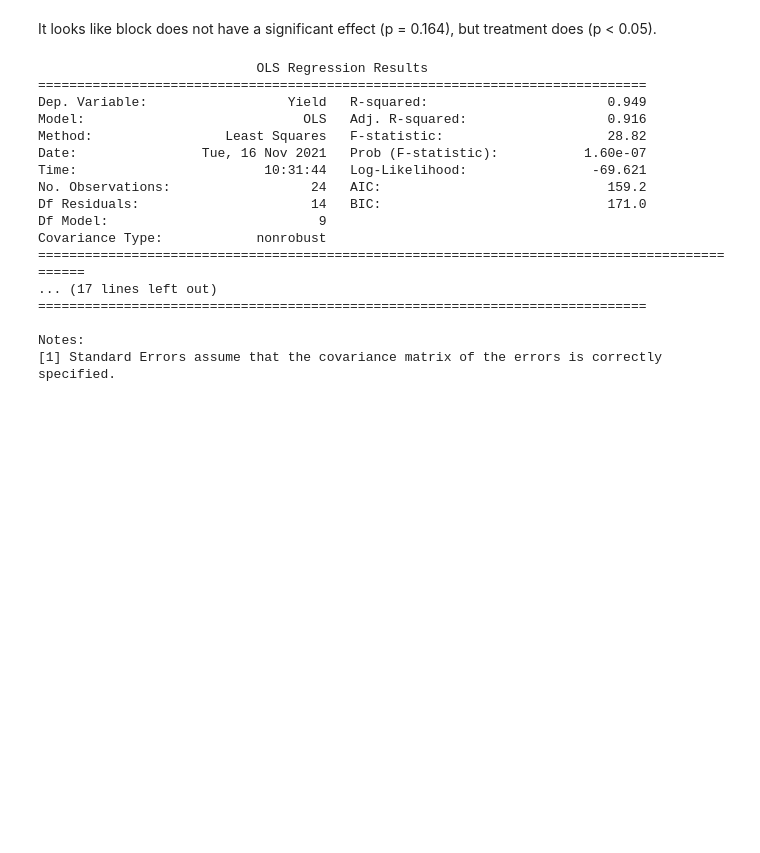
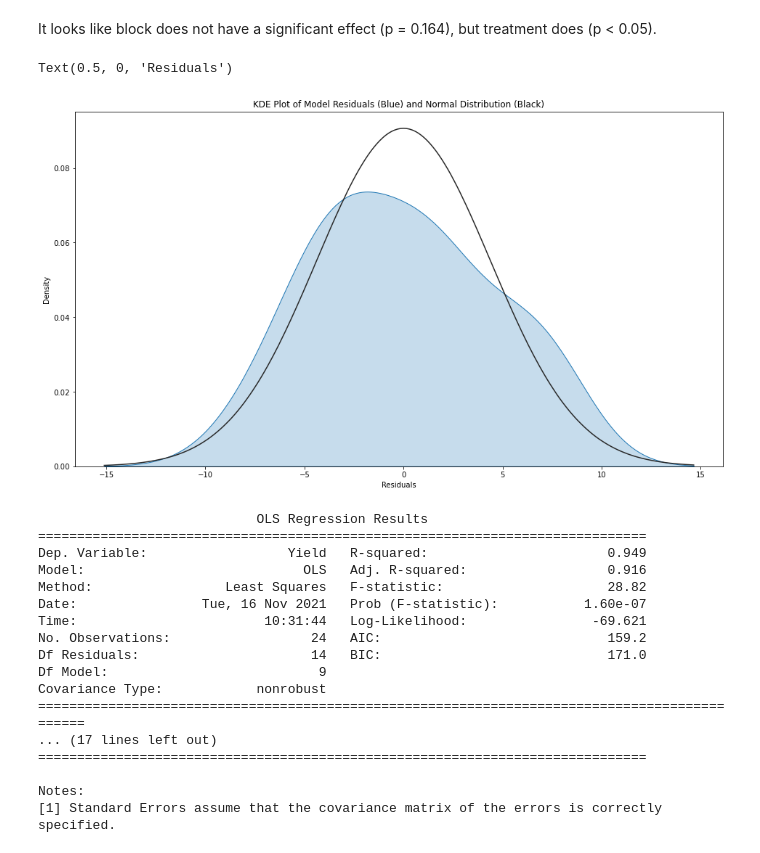
Before and after one commit to gabbymyers/516X-Project, a Jupyter notebook: _data/Yield Analysis.ipynb, the cells around one changed output. Cells and saved outputs as stored; diff of their text form; code cells hidden in the pictures; blank space fills up the shorter version.

```diff
--- a/_data/Yield Analysis.ipynb
+++ b/_data/Yield Analysis.ipynb
@@ -363,6 +369,16 @@ C(simple_treatment)   7.0  8476.954203  1210.993458  36.463195  6.190045e-08
 Residual             14.0   464.959492    33.211392        NaN           NaN
 # %% [markdown]
 It looks like block does not have a significant effect (p = 0.164), but treatment does (p < 0.05).
+# %%
+fig = plt.figure(figsize = (16, 9))
+
+ax = sns.distplot(model.resid, hist = False, kde_kws = {"shade" : True, "lw": 1}, fit = stats.norm)
+
+ax.set_title("KDE Plot of Model Residuals (Blue) and Normal Distribution (Black)")
+ax.set_xlabel("Residuals")
+# %% [output]
+Text(0.5, 0, 'Residuals')
+[figure, added]
 # %%
 print(model.summary())
 # %% [output]
```
Also changed, not shown: parts of 10 cells of this notebook.
